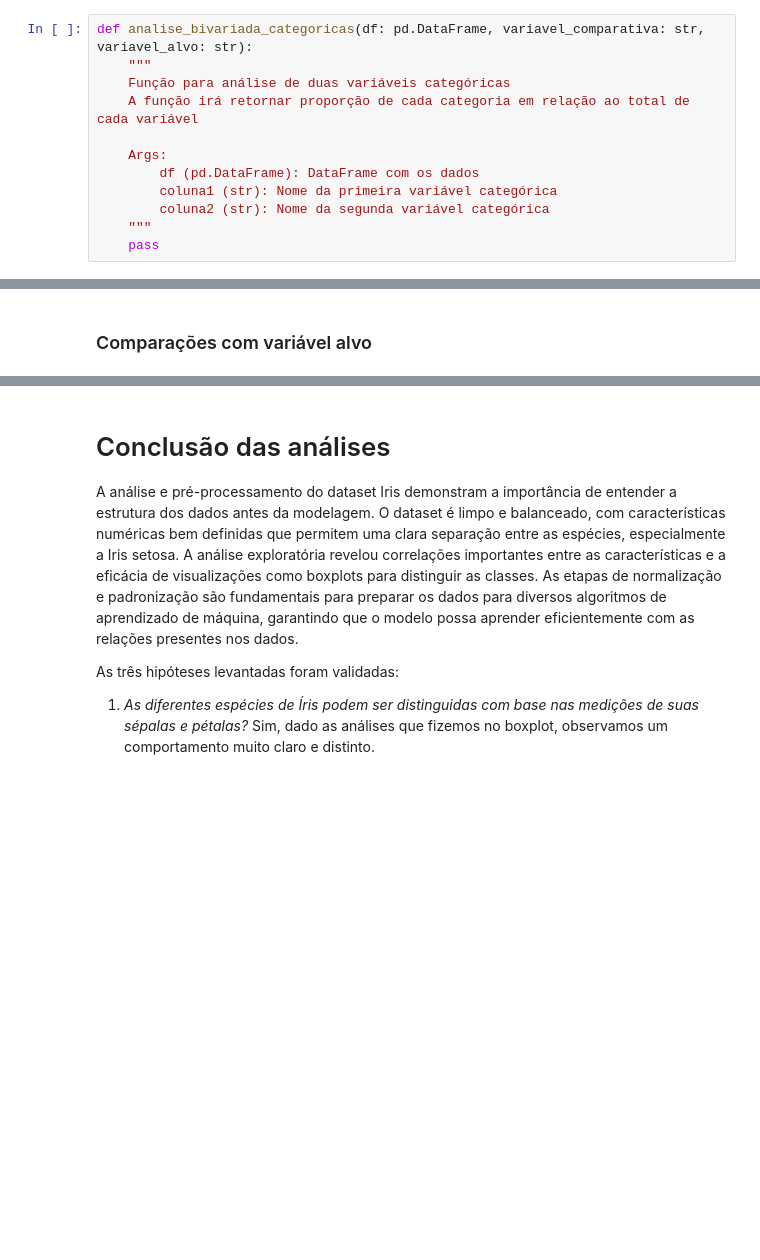
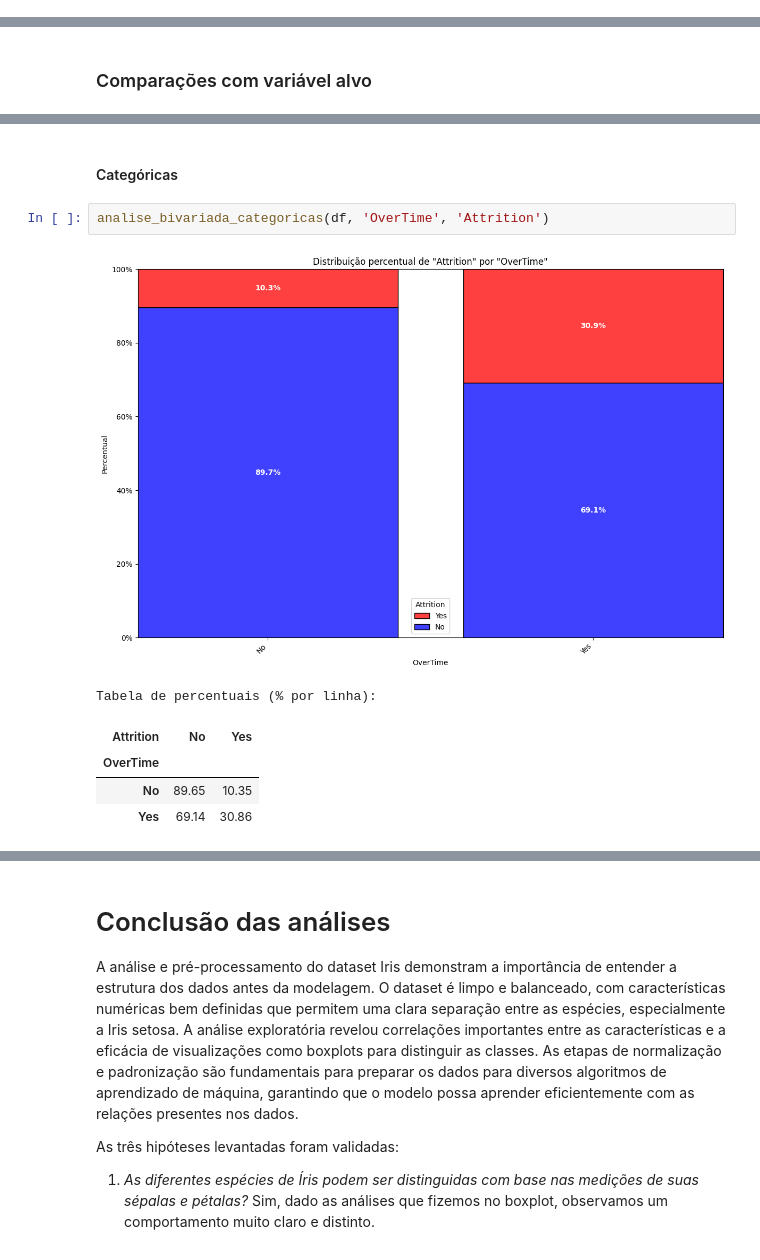
Before and after one commit to VitorMirandaAquino/pucrio-mvp-analise-dados, a Jupyter notebook: MVP_Análise_de_Dados_e_Boas_Práticas.ipynb, the cells around one changed output, grey strips where cells are left out. Cells and saved outputs as stored; diff of their text form; blank space fills up the shorter version.

Commit message:
Definição da função da análise bivariada de colunas categóricas

```diff
--- a/MVP_Análise_de_Dados_e_Boas_Práticas.ipynb
+++ b/MVP_Análise_de_Dados_e_Boas_Práticas.ipynb
@@ -277,15 +277,3 @@ def analise_correlacao(df: pd.DataFrame, lista_colunas: list, metodo: str = "spe
     plt.yticks(rotation=0)
     plt.tight_layout()
     plt.show()
-# %%
-def analise_bivariada_categoricas(df: pd.DataFrame, variavel_comparativa: str, variavel_alvo: str):
-    """
-    Função para análise de duas variáveis categóricas
-    A função irá retornar proporção de cada categoria em relação ao total de cada variável
-
-    Args:
-        df (pd.DataFrame): DataFrame com os dados
-        coluna1 (str): Nome da primeira variável categórica
-        coluna2 (str): Nome da segunda variável categórica
-    """
-    pass
@@ -1282,0 +1353,11 @@ analise_associacao(
+# %% [markdown]
+#### Categóricas
+# %%
+analise_bivariada_categoricas(df, 'OverTime', 'Attrition')
+# %% [output]
+[figure, added]
+Tabela de percentuais (% por linha):
+| Attrition | No | Yes |
+| OverTime |  |  |
+| No | 89.65 | 10.35 |
+| Yes | 69.14 | 30.86 |
```
Also changed, not shown: parts of 6 cells of this notebook.
